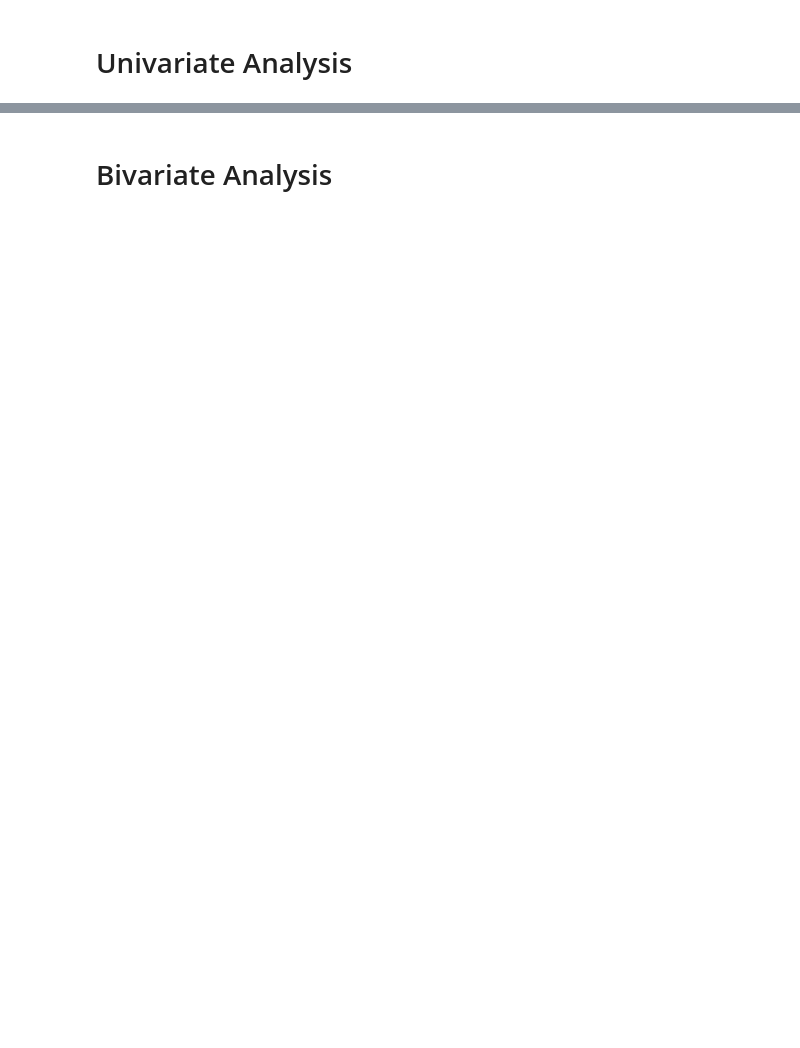
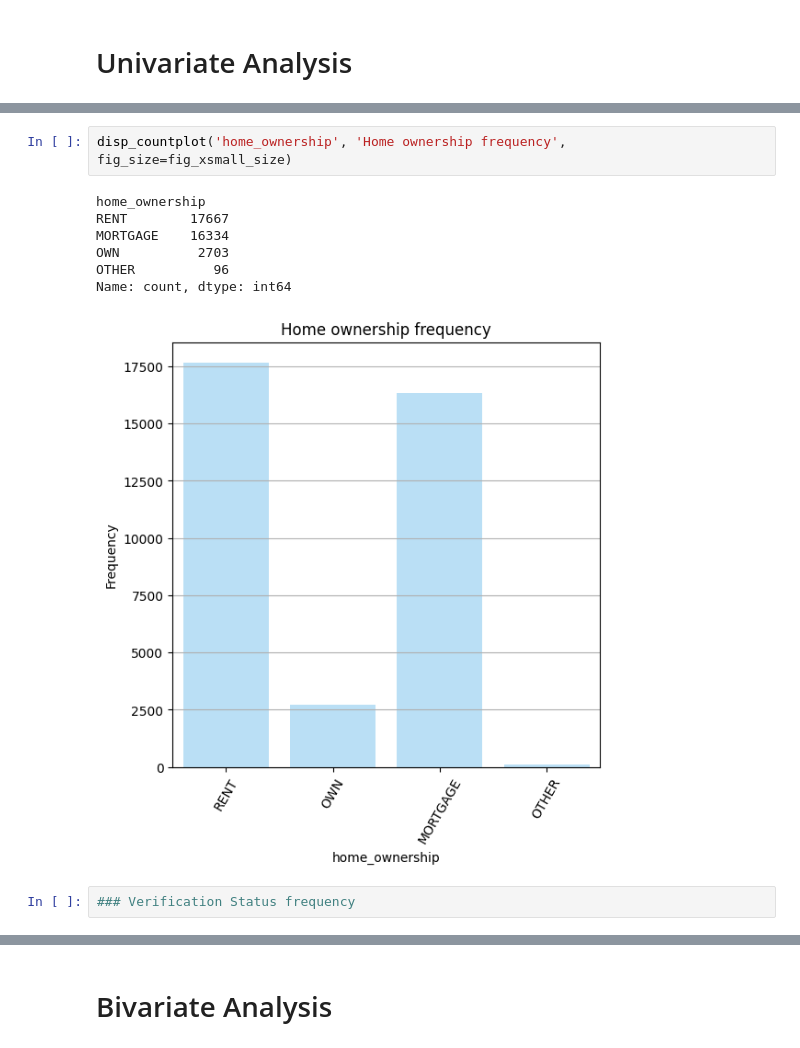
Before and after one commit to bmishr/lending_club_case_study, a Jupyter notebook: BijayKumarMishra.ipynb, the cells around one changed output, grey strips where cells are left out. Drawn from its saved outputs; the diff is of its cells as text; blank space fills up the shorter version.

```diff
--- a/BijayKumarMishra.ipynb
+++ b/BijayKumarMishra.ipynb
@@ -512,0 +267,12 @@ disp_countplot('emp_duration', 'Employment duration frequency')
+# %%
+disp_countplot('home_ownership', 'Home ownership frequency', fig_size=fig_xsmall_size)
+# %% [output]
+home_ownership
+RENT        17667
+MORTGAGE    16334
+OWN          2703
+OTHER          96
+Name: count, dtype: int64
+[figure, added]
+# %%
+### Verification Status frequency
```
Also changed, not shown: parts of 292 cells of this notebook, 4 other files.
